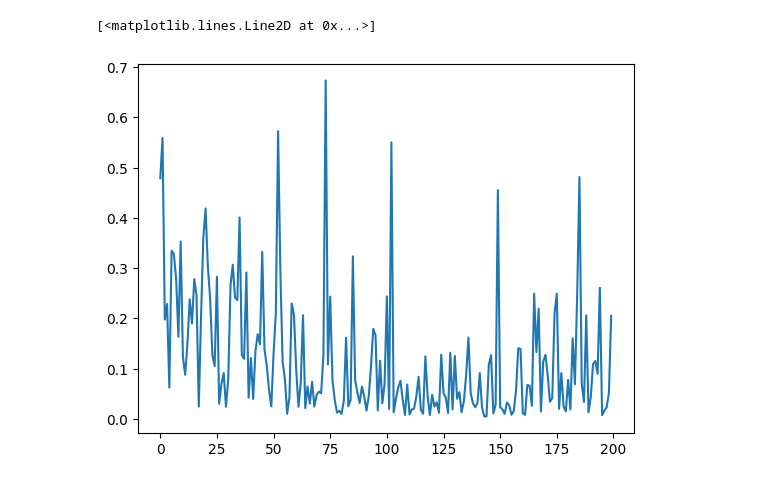
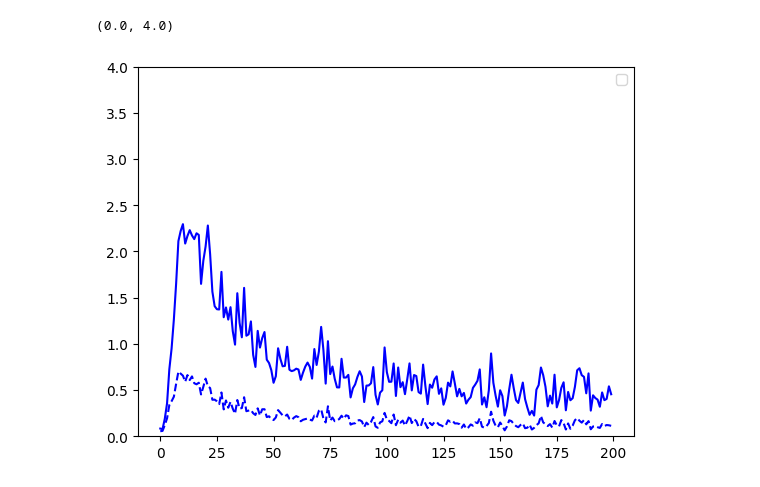
Before and after one commit to leogagnon/latent_control, a Jupyter notebook: notebooks/sand.ipynb, the cells around one changed output. Saved outputs shown, nothing was run; the diff lists cells and outputs as text; code cells hidden in the pictures.

```diff
--- a/notebooks/sand.ipynb
+++ b/notebooks/sand.ipynb
@@ -28,5 +27,7 @@ The autoreload extension is already loaded. To reload it, use:
 # %%
-task = MetaLearningTask.load_from_checkpoint(
-    "/network/scratch/l/leo.gagnon/latent_control_log/checkpoints/fdz6s37e/last.ckpt", strict=False
+task = DSMDiffusion.load_from_checkpoint(
+    "/network/scratch/l/leo.gagnon/latent_control_log/checkpoints/dm5emxw6/last.ckpt", strict=False
 )
-task.setup()
+dataset = task.dataset.metahmm
+task: DSMDiffusion
+#task : MetaLearningTask
@@ -43,5 +34,10 @@ plt.legend()
-# %%
-plt.plot(pp_dict['BackwardKL'].mean(0))
-# %% [output]
-[<matplotlib.lines.Line2D at 0x...>]
-[figure, removed]
+# %%
+out = task.evaluate_pp(50, n_steps=200, compare_to_known=False)
+# %%
+plt.plot(out['ForwardKL'].mean(0), color='blue', linestyle='--')
+plt.plot(out['BackwardKL'].mean(0), color='blue')
+plt.legend()
+plt.ylim([0,4.0])
+# %% [output]
+(0.0, 4.0)
+[figure, added]
```
Also changed, not shown: parts of 14 cells of this notebook, 51 other files.
